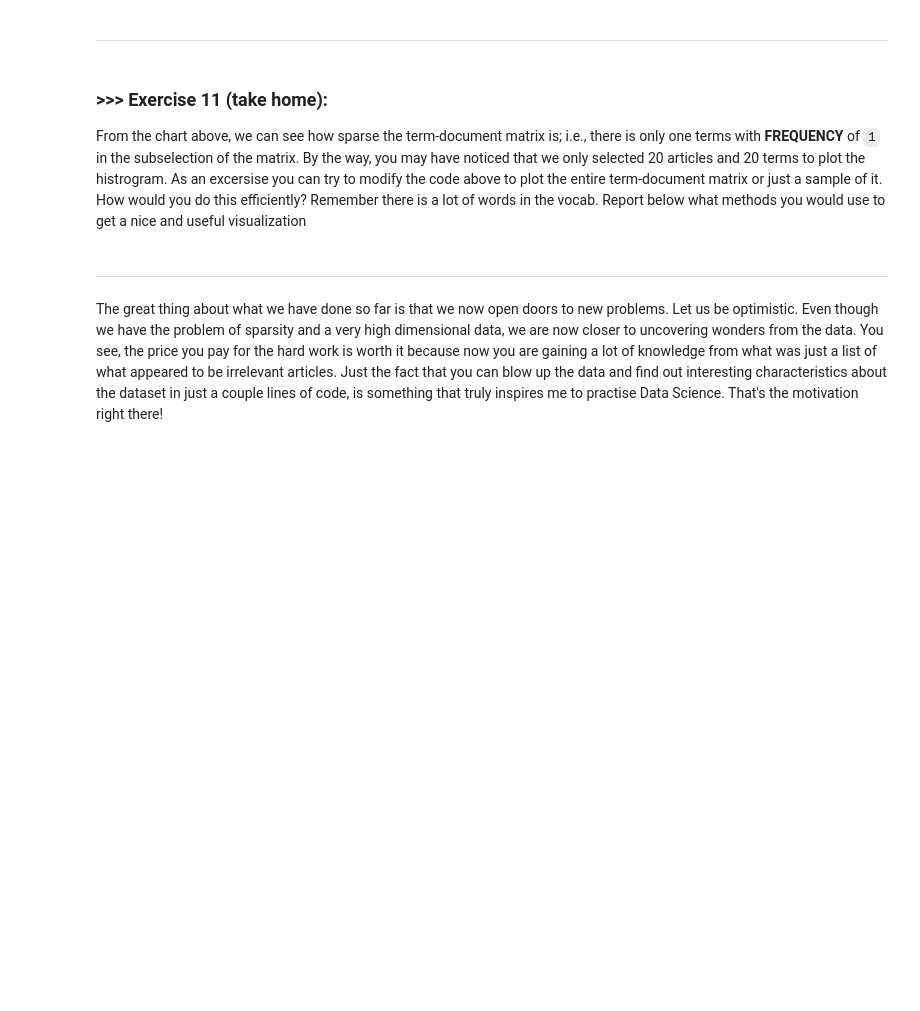
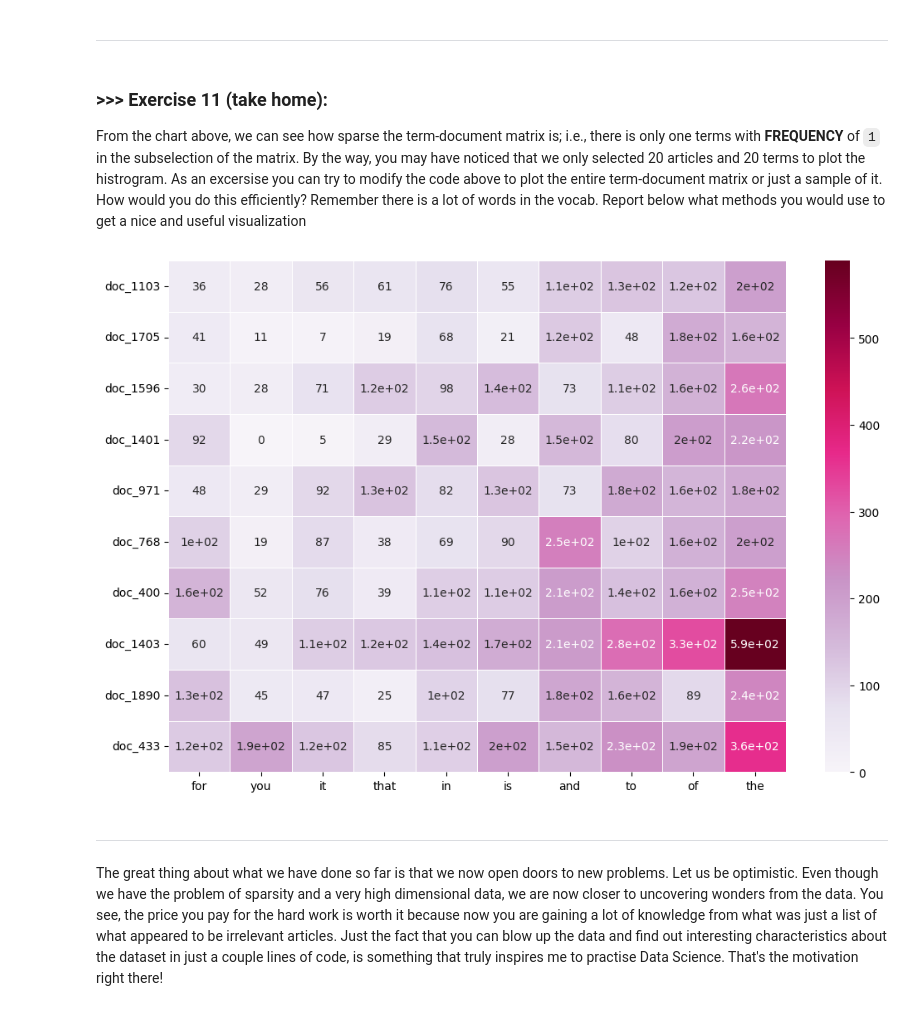
Before and after one commit to Matt-1212/DM2024-Lab1-Master, a Jupyter notebook: DM2024-Lab1-Master.ipynb, the cells around one changed output. Saved outputs shown, nothing was run; the diff lists cells and outputs as text; code cells hidden in the pictures; blank space fills up the shorter version.

```diff
--- a/DM2024-Lab1-Master.ipynb
+++ b/DM2024-Lab1-Master.ipynb
@@ -880,3 +1133,30 @@ From the chart above, we can see how sparse the term-document matrix is; i.e., t
+# %%
+# Answer here
+
+dense_matrix = X_counts.toarray()
+
+term_frequencies = dense_matrix.sum(axis=0)
+doc_frequencies = dense_matrix.sum(axis=1)
+
+num_terms = 10
+num_docs = 10
+
+top_terms_indices = np.argsort(term_frequencies)[-num_terms:]
+
+top_docs_indices = np.argsort(doc_frequencies)[-num_docs:]
+
+df_todraw_filtered = pd.DataFrame(dense_matrix[top_docs_indices][:, top_terms_indices],
+                                   columns=count_vect.get_feature_names_out()[top_terms_indices],
+                                   index=["doc_" + str(i) for i in top_docs_indices])
+
+plt.subplots(figsize=(12, 8))
+ax = sns.heatmap(df_todraw_filtered,
+                 cmap="PuRd",
+                 vmin=0, vmax=dense_matrix.max(),
+                 annot=True,
+                 linewidths=0.5)
+# %% [output]
+[figure, added]
 # %% [markdown]
 ---
 # %% [markdown]
```
Also changed, not shown: parts of 105 cells of this notebook, 9 other files.
